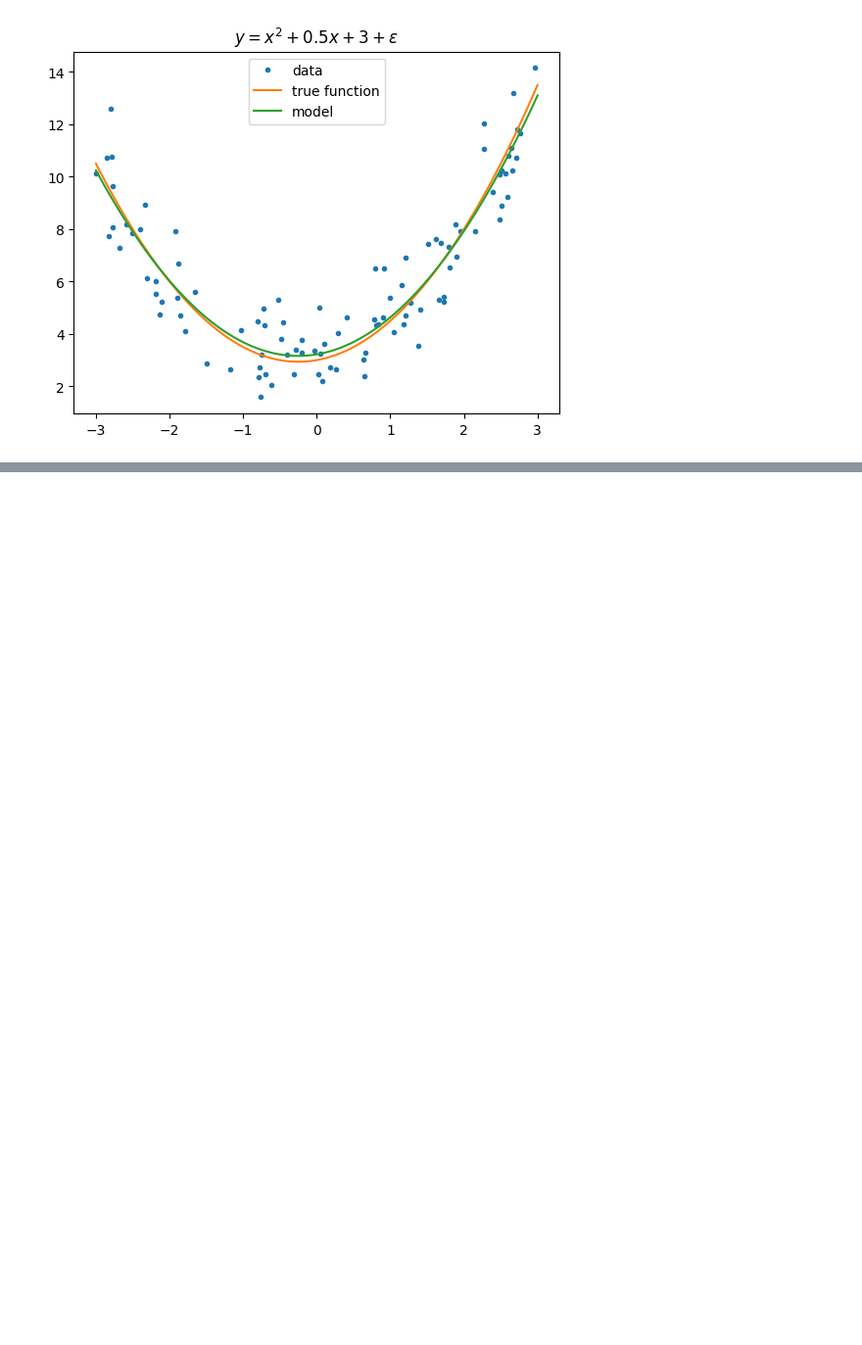
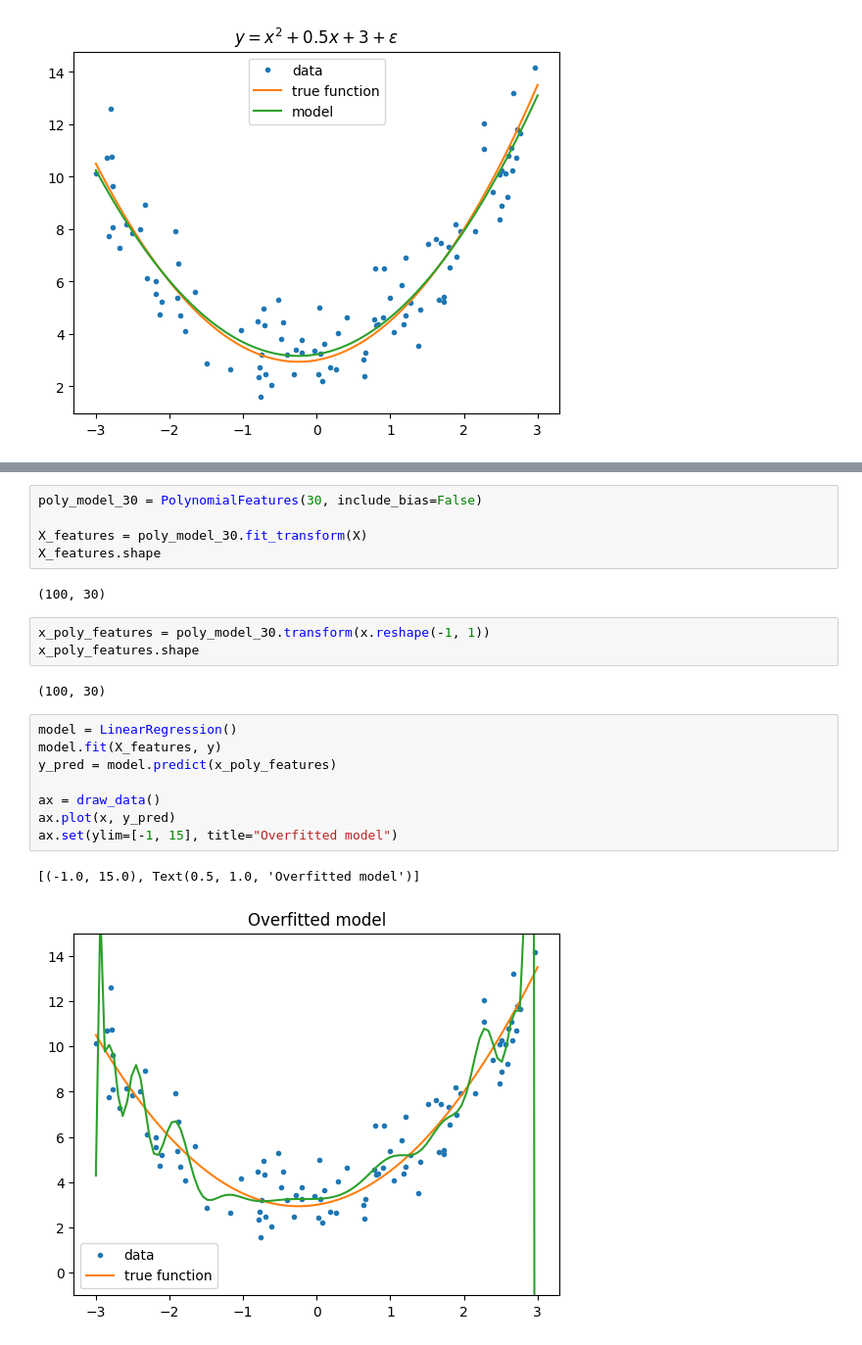
Before and after one commit to LordOfTurtles/AI-Erik-Johansson-OPA23, a Jupyter notebook: code_alongs/Lec02_overfitting_underfitting.ipynb, the cells around one changed output, grey strips where cells are left out. Shown: that part at 98% size. Saved outputs shown, nothing was run; the diff lists cells and outputs as text; blank space fills up the shorter version.

```diff
--- a/code_alongs/Lec02_overfitting_underfitting.ipynb
+++ b/code_alongs/Lec02_overfitting_underfitting.ipynb
@@ -117,0 +129,23 @@ ax.legend()
+# %%
+poly_model_30 = PolynomialFeatures(30, include_bias=False)
+
+X_features = poly_model_30.fit_transform(X)
+X_features.shape
+# %% [output]
+(100, 30)
+# %%
+x_poly_features = poly_model_30.transform(x.reshape(-1, 1))
+x_poly_features.shape
+# %% [output]
+(100, 30)
+# %%
+model = LinearRegression()
+model.fit(X_features, y)
+y_pred = model.predict(x_poly_features)
+
+ax = draw_data()
+ax.plot(x, y_pred)
+ax.set(ylim=[-1, 15], title="Overfitted model")
+# %% [output]
+[(-1.0, 15.0), Text(0.5, 1.0, 'Overfitted model')]
+[figure, added]
```
Also changed, not shown: parts of 10 cells of this notebook.
